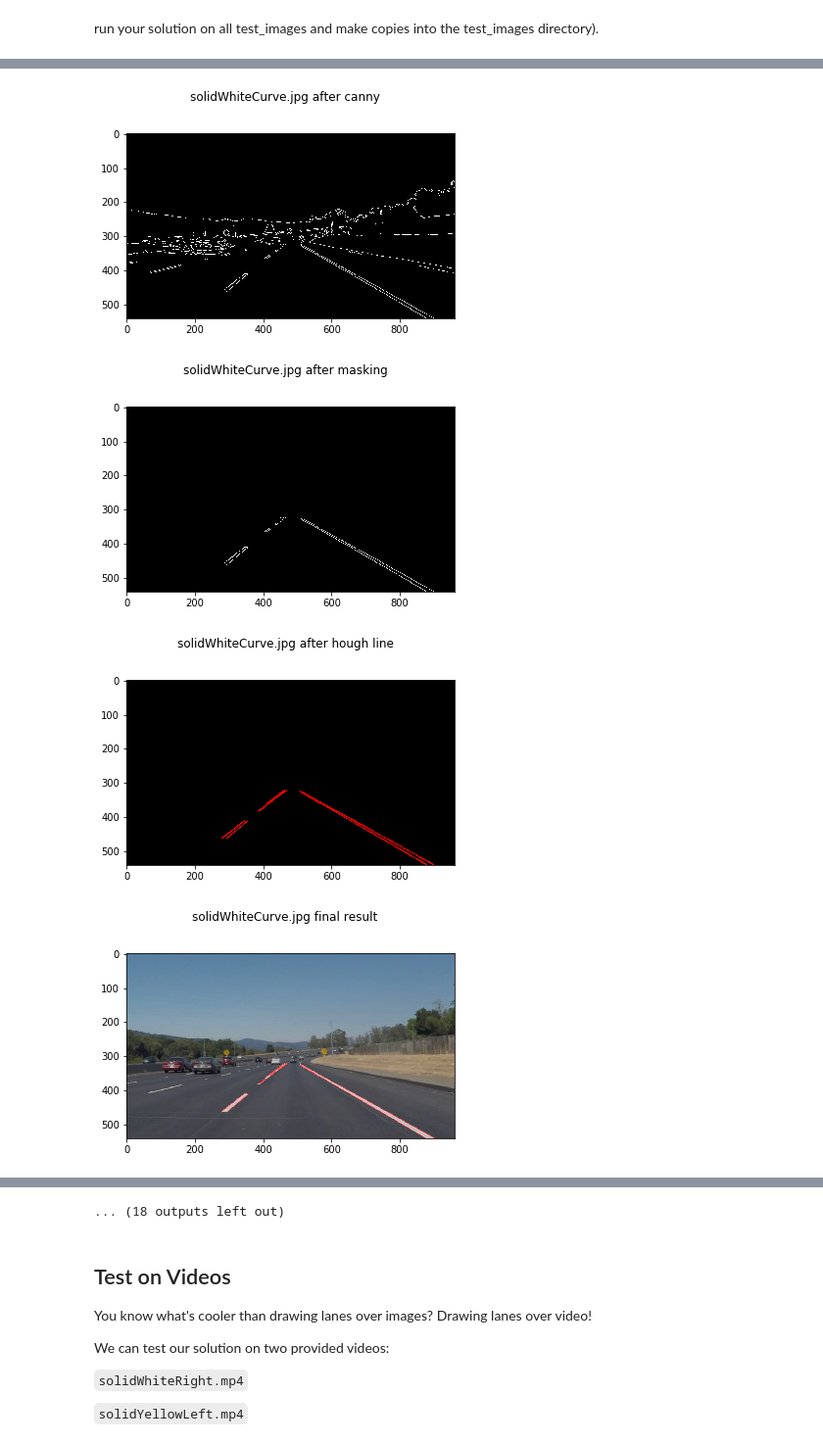
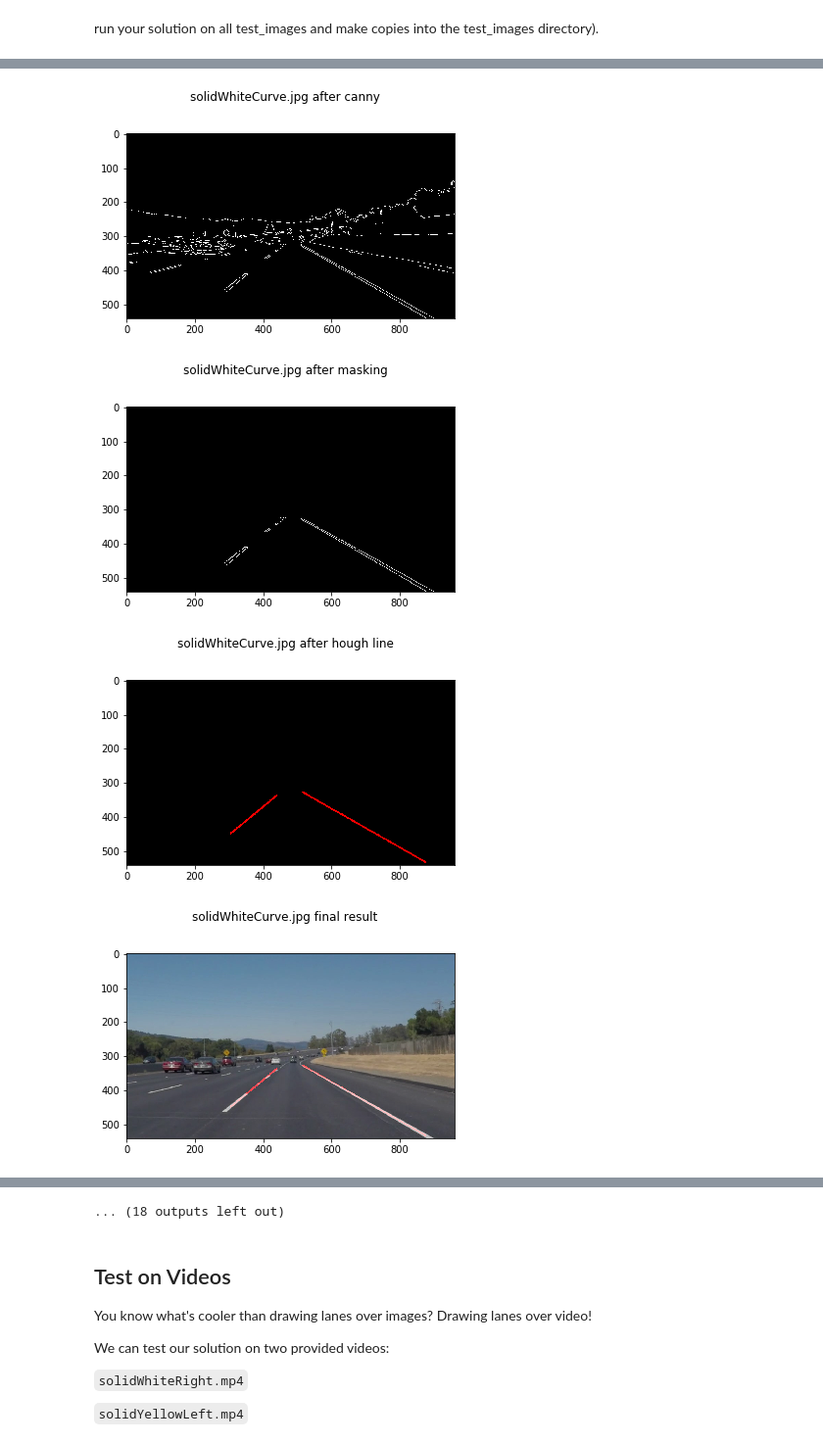
Before and after one commit to kclaw/AutonomousCar-P1, a Jupyter notebook: P1.ipynb, the cells around one changed output, grey strips where cells are left out. Shown at 98% size. Drawn from its saved outputs; the diff is of its cells as text; code cells hidden in the pictures.

```diff
--- a/P1.ipynb
+++ b/P1.ipynb
@@ -110,7 +110,7 @@ def region_of_interest(img, vertices):
     return masked_image
 
 
-def draw_lines(img, lines, color=[255, 0, 0], thickness=2):
+def draw_lines(img, lines, color=[255, 0, 0], thickness=3):
     """
     NOTE: this is the function you might want to use as a starting point once you want to
     average/extrapolate the line segments you detect to map out the full
@@ -127,9 +127,35 @@ def draw_lines(img, lines, color=[255, 0, 0], thickness=2):
     If you want to make the lines semi-transparent, think about combining
     this function with the weighted_img() function below
     """
+    left_line_x1 = 0
+    left_line_y1 = 0
+    left_line_x2 = 0
+    left_line_y2 = 0
+    total_left_line = 0
+    right_line_x1 = 0
+    right_line_y1 = 0
+    right_line_x2 = 0
+    right_line_y2 = 0
+    total_right_line = 0
     for line in lines:
         for x1,y1,x2,y2 in line:
-            cv2.line(img, (x1, y1), (x2, y2), color, thickness)
+            if ((y2-y1)/(x2-x1))>0:
+                total_left_line += 1
+                left_line_x1 += x1
+                left_line_y1 += y1
+                left_line_x2 += x2
+                left_line_y2 += y2
+            else:
+                total_right_line += 1
+                right_line_x1 += x1
+                right_line_y1 += y1
+                right_line_x2 += x2
+                right_line_y2 += y2
+
+    if total_left_line>0:
+        cv2.line(img,(int(left_line_x1/total_left_line),int(left_line_y1/total_left_line)),(int(left_line_x2/total_left_line),int(left_line_y2/total_left_line)),color,thickness)
+    if total_right_line>0:
+        cv2.line(img,(int(right_line_x1/total_right_line),int(right_line_y1/total_right_line)),(int(right_line_x2/total_right_line),int(right_line_y2/total_right_line)), color, thickness)
 
 def hough_lines(img, rho, theta, threshold, min_line_len, max_line_gap):
     """
@@ -184,38 +210,38 @@ for item in os.listdir("test_images/"):
     fig1.suptitle(item + ' after conversion from color to gray')
     plt.imshow(gray, cmap="gray")
     kernel_size = 5
     blur_gray = gaussian_blur(gray, kernel_size)
     low_threshold = 50
     high_threshold = 150
     cannyimage = canny(blur_gray, low_threshold, high_threshold)
     fig2 = plt.figure()
     fig2.suptitle(item + ' after canny')
     plt.imshow(cannyimage, cmap="gray")
     imshape = image.shape
     vertices = np.array([[(150, imshape[0]),(450, 320),(500, 320), (imshape[1], imshape[0])]], dtype=np.int32)
     masked_image = region_of_interest(cannyimage, vertices)
     fig3 = plt.figure()
     fig3.suptitle(item + ' after masking')
     plt.imshow(masked_image, cmap="gray")
     rho = 2
     theta = np.pi/180
-    threshold = 15
-    min_line_length = 40
-    max_line_gap = 20
+    threshold = 30
+    min_line_length = 100
+    max_line_gap = 150
     lines_image = hough_lines(masked_image, rho, theta, threshold, min_line_length, max_line_gap)
     fig4 = plt.figure()
     fig4.suptitle(item + ' after hough line')
     plt.imshow(lines_image, cmap="gray")
     final = weighted_img(lines_image, image)
     fig5 = plt.figure()
     fig5.suptitle(item + ' final result')
     plt.imshow(final, cmap="gray")
 # %% [output]
 [figure]
 [figure]
 [figure]
-[figure, old version]
+[figure, new version]
-[figure, old version]
+[figure, new version]
 [figure]
 [figure]
 [figure]
```
Also changed, not shown: parts of 6 cells of this notebook, 3 other files.
